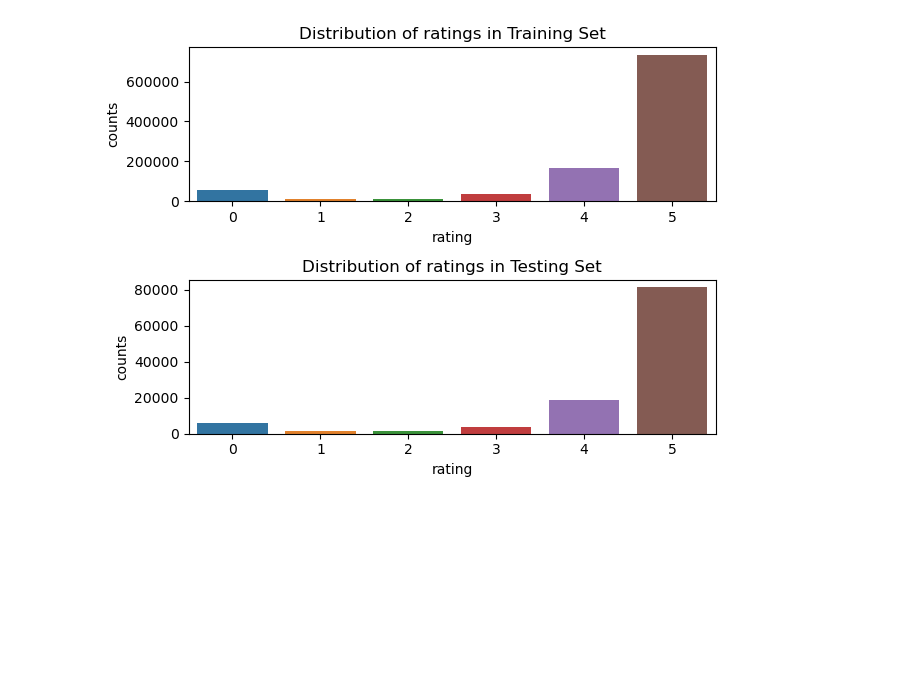
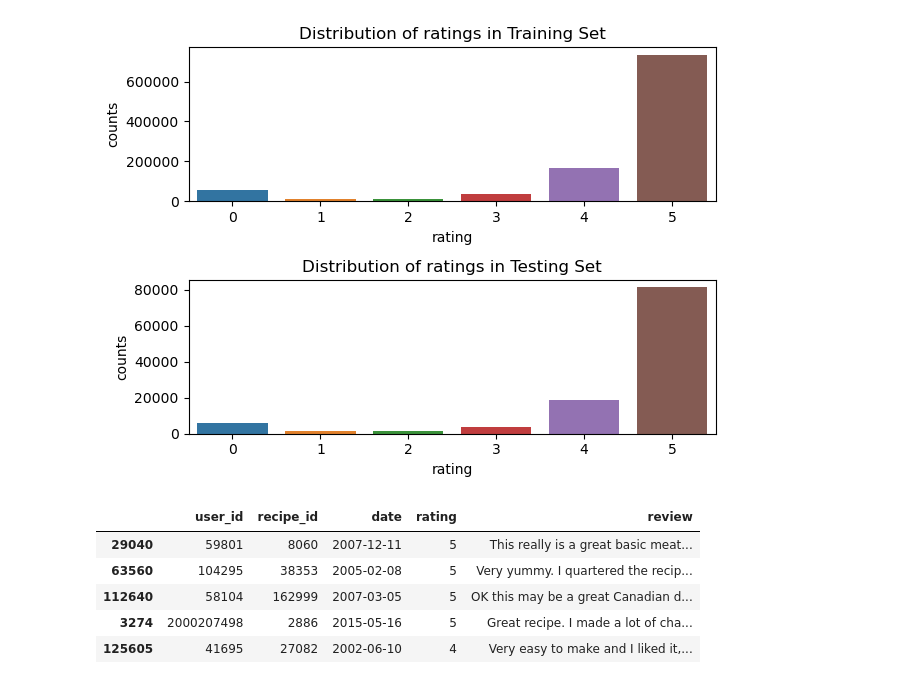
Before and after one commit to srauph/SOEN471, a Jupyter notebook: Utils/Data Preparation.ipynb, the cells around one changed output. Drawn from its saved outputs; the diff is of its cells as text; code cells hidden in the pictures; blank space fills up the shorter version.

```diff
--- a/Data Preparation.ipynb
+++ b/Utils/Data Preparation.ipynb
@@ -199,6 +199,15 @@ sns.barplot(data = ratings_count_TEST, x = ratings_count_TEST['rating'], y = rat
 plt.tight_layout()
 # %% [output]
 [figure]
+# %%
+interactions_TRAIN.head()
+# %% [output]
+|  | user_id | recipe_id | date | rating | review |
+| 29040 | 59801 | 8060 | 2007-12-11 | 5 | This really is a great basic meat... |
+| 63560 | 104295 | 38353 | 2005-02-08 | 5 | Very yummy. I quartered the recip... |
+| 112640 | 58104 | 162999 | 2007-03-05 | 5 | OK this may be a great Canadian d... |
+| 3274 | 2000207498 | 2886 | 2015-05-16 | 5 | Great recipe. I made a lot of cha... |
+| 125605 | 41695 | 27082 | 2002-06-10 | 4 | Very easy to make and I liked it,... |
 # %%
 if not os.path.exists("./clean_data"):
     os.makedirs("./clean_data")
```
Also changed, not shown: 2 other files.
